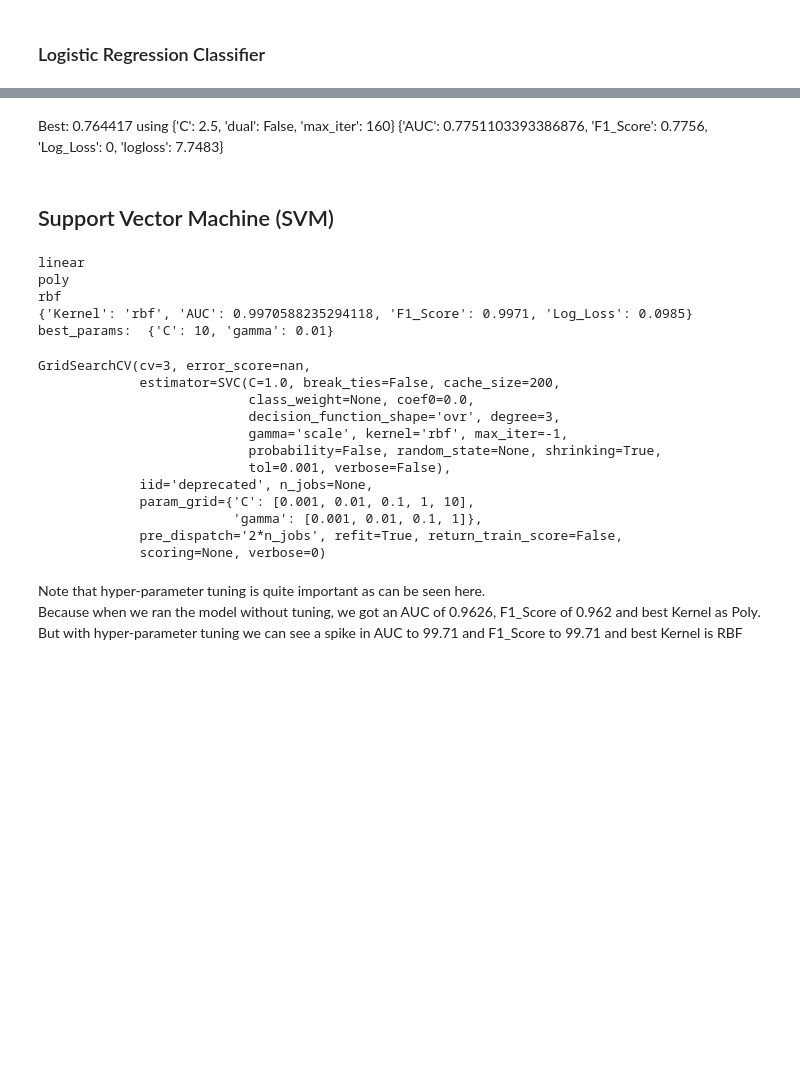
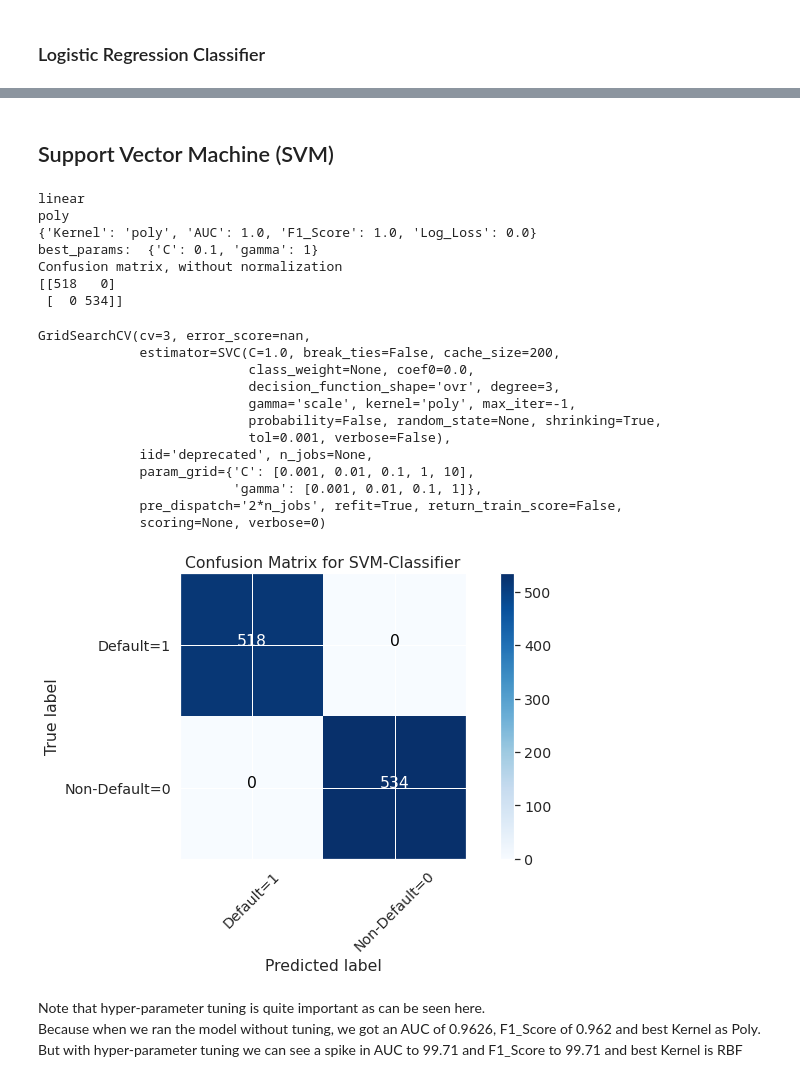
Before and after one commit to Lawrence-Krukrubo/Machine_Learning, a Jupyter notebook: loan_default_classifier.ipynb, the cells around one changed output, grey strips where cells are left out. Saved outputs shown, nothing was run; the diff lists cells and outputs as text; code cells hidden in the pictures; blank space fills up the shorter version.

```diff
--- a/loan_default_classifier.ipynb
+++ b/loan_default_classifier.ipynb
@@ -879,6 +936,3 @@ GridSearchCV(cv=3, error_score=nan,
-# %% [markdown]
-Best: 0.764417 using {'C': 2.5, 'dual': False, 'max_iter': 160}
-{'AUC': 0.7751103393386876, 'F1_Score': 0.7756, 'Log_Loss': 0, 'logloss': 7.7483}
 # %% [markdown]
 ## Support Vector Machine (SVM)
 # %%
@@ -925,12 +979,17 @@ def svm_classifier(X_train, y_train, X_val_test, y_val_test):
             evaluation_dict['F1_Score'] = val_f1
             evaluation_dict['Log_Loss'] = logloss
             svm_model2 = model
+            y_hat2 = y_hat
+
+        # If we score a perfect model, then break out of loop!
+        if evaluation_dict['AUC'] == 1:
+            break
 
     print(evaluation_dict)
     print('best_params: ',params)
 
     # Compute confusion matrix
-    svm_cnf_matrix = confusion_matrix(y_val_test, y_hat, labels=[1,0])
+    svm_cnf_matrix = confusion_matrix(y_val_test, y_hat2, labels=[1,0])
     np.set_printoptions(precision=2)
 
 
@@ -942,28 +1001,31 @@ def svm_classifier(X_train, y_train, X_val_test, y_val_test):
                           normalize= False,
                           title='Confusion Matrix for SVM-Classifier')
 
-
     return svm_model2
 # %%
-svm_classifier(X_train, y_train, X_val_test, y_val_test)
+SVM_Model = svm_classifier(X_train, y_train, X_val_test, y_val_test)
+SVM_Model
 # %% [output]
 linear
 poly
-rbf
-{'Kernel': 'rbf', 'AUC': 0.9970588235294118, 'F1_Score': 0.9971, 'Log_Loss': 0.0985}
-best_params:  {'C': 10, 'gamma': 0.01}
+{'Kernel': 'poly', 'AUC': 1.0, 'F1_Score': 1.0, 'Log_Loss': 0.0}
+best_params:  {'C': 0.1, 'gamma': 1}
+Confusion matrix, without normalization
+[[518   0]
+ [  0 534]]
 GridSearchCV(cv=3, error_score=nan,
              estimator=SVC(C=1.0, break_ties=False, cache_size=200,
                            class_weight=None, coef0=0.0,
                            decision_function_shape='ovr', degree=3,
-                           gamma='scale', kernel='rbf', max_iter=-1,
+                           gamma='scale', kernel='poly', max_iter=-1,
                            probability=False, random_state=None, shrinking=True,
                            tol=0.001, verbose=False),
              iid='deprecated', n_jobs=None,
              param_grid={'C': [0.001, 0.01, 0.1, 1, 10],
                          'gamma': [0.001, 0.01, 0.1, 1]},
              pre_dispatch='2*n_jobs', refit=True, return_train_score=False,
              scoring=None, verbose=0)
+[figure, added]
 # %% [markdown]
 Note that hyper-parameter tuning is quite important as can be seen here.
 <br>Because when we ran the model without tuning, we got an AUC of 0.9626, F1_Score of 0.962 and best Kernel as Poly.
```
Also changed, not shown: parts of 44 cells of this notebook.
